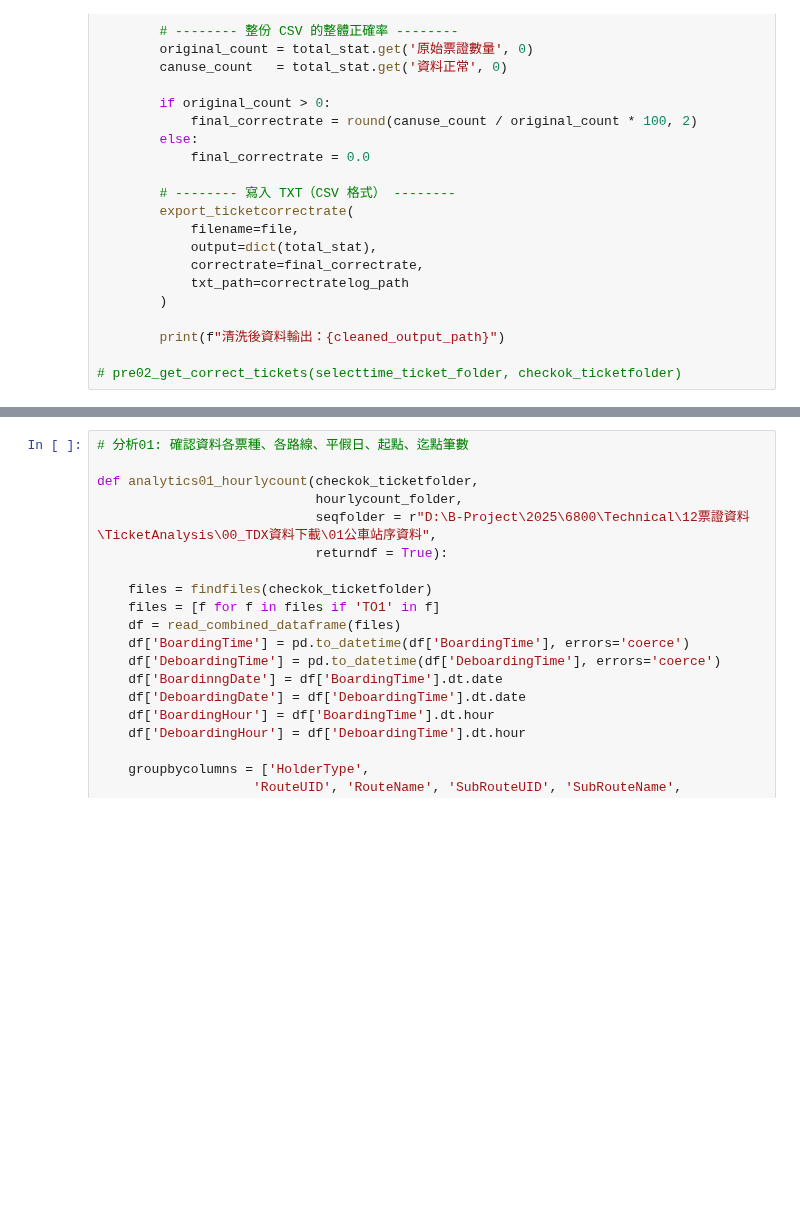
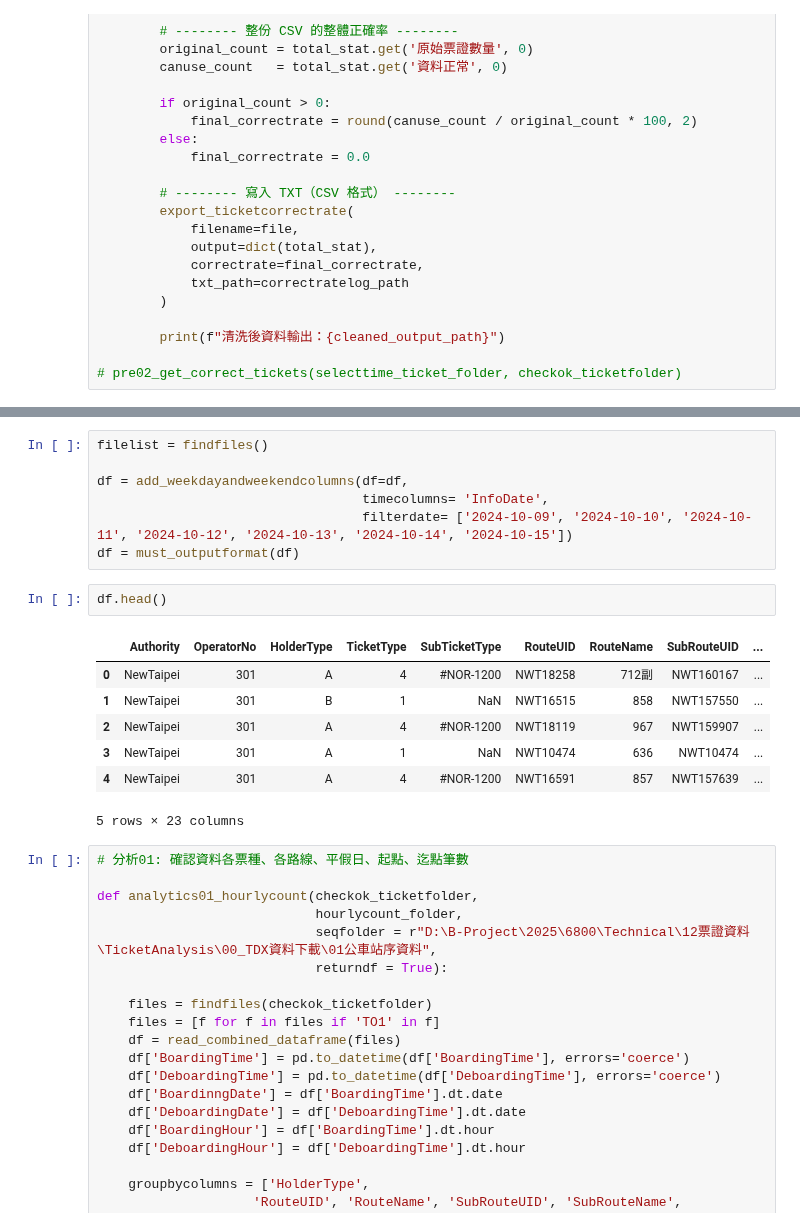
Before and after one commit to KaiChiehKJ/THI-6800-BusTicket, a Jupyter notebook: 03_TicketAnalysisCode.ipynb, the cells around one changed output, grey strips where cells are left out. Cells and saved outputs as stored; diff of their text form; blank space fills up the shorter version.

```diff
--- a/03_TicketAnalysisCode.ipynb
+++ b/03_TicketAnalysisCode.ipynb
@@ -688,3 +688,20 @@ See the caveats in the documentation: https://pandas.pydata.org/pandas-docs/stab
+# %%
+filelist = findfiles()
+
+df = add_weekdayandweekendcolumns(df=df,
+                                  timecolumns= 'InfoDate',
+                                  filterdate= ['2024-10-09', '2024-10-10', '2024-10-11', '2024-10-12', '2024-10-13', '2024-10-14', '2024-10-15'])
+df = must_outputformat(df)
+# %%
+df.head()
+# %% [output]
+|  | Authority | OperatorNo | HolderType | TicketType | SubTicketType | RouteUID | RouteName | SubRouteUID | ... |
+| 0 | NewTaipei | 301 | A | 4 | #NOR-1200 | NWT18258 | 712副 | NWT160167 | ... |
+| 1 | NewTaipei | 301 | B | 1 | NaN | NWT16515 | 858 | NWT157550 | ... |
+| 2 | NewTaipei | 301 | A | 4 | #NOR-1200 | NWT18119 | 967 | NWT159907 | ... |
+| 3 | NewTaipei | 301 | A | 1 | NaN | NWT10474 | 636 | NWT10474 | ... |
+| 4 | NewTaipei | 301 | A | 4 | #NOR-1200 | NWT16591 | 857 | NWT157639 | ... |
+5 rows × 23 columns
 # %%
 # 分析01: 確認資料各票種、各路線、平假日、起點、迄點筆數
 
```
Also changed, not shown: parts of 3 cells of this notebook.
